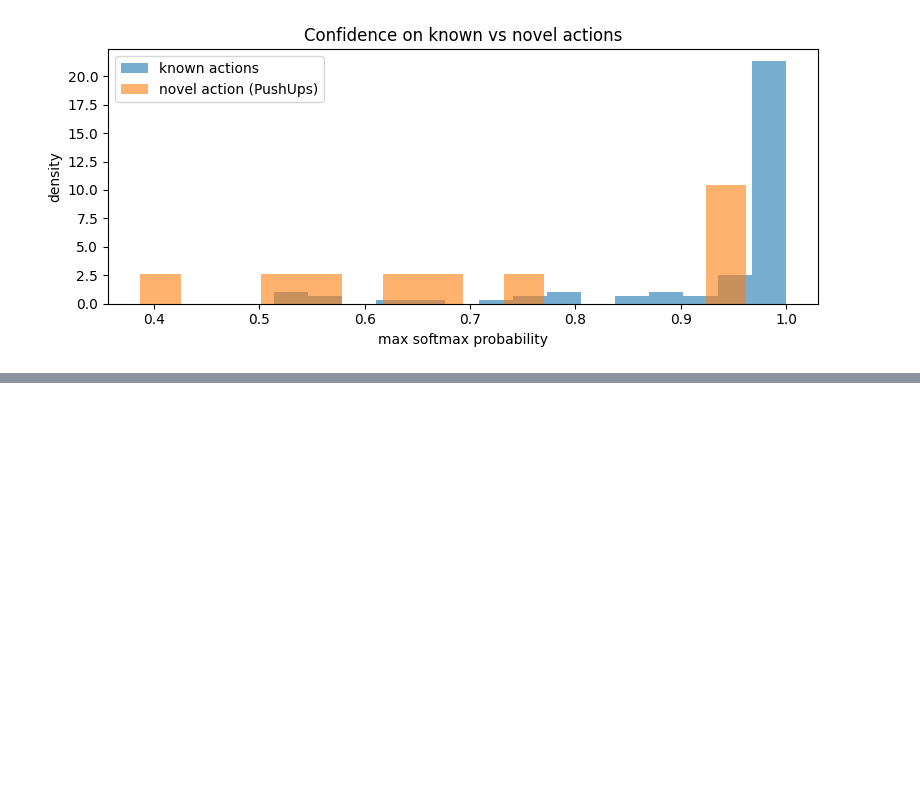
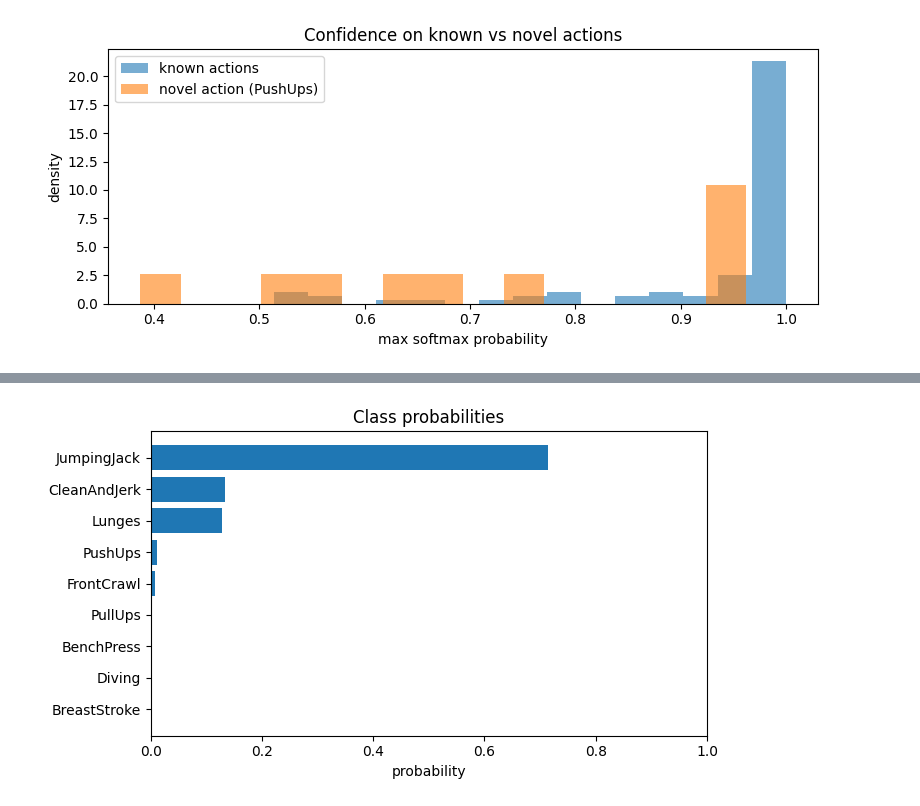
Before and after one commit to HuMzAHCodes/FrameSight, a Jupyter notebook: framesight.ipynb, the cells around one changed output, grey strips where cells are left out. Drawn from its saved outputs; the diff is of its cells as text; code cells hidden in the pictures; blank space fills up the shorter version.

Commit message:
Phase 6: results, model card, README, demo + upload cells; add shortcomings & scaling

```diff
--- a/framesight.ipynb
+++ b/framesight.ipynb
@@ -631,0 +665,9 @@ OOD AUROC (max-softmax): 0.871  (0.5 = chance, 1.0 = perfect)
+# %%
+example_path = test_video_paths[0]            # built in Phase 4; any .avi path works
+result = predict_action(example_path)
+
+print("clip:", example_path.name)
+print(f"predicted action: {result['action']}  (confidence {result['confidence']:.3f})\n")
+print("top 3:")
+for action, probability in result["ranked_probabilities"][:3]:
+    print(f"  {action:14s} {probability:.3f}")
@@ -631,0 +687,72 @@ OOD AUROC (max-softmax): 0.871  (0.5 = chance, 1.0 = perfect)
+# %%
+from google.colab import files
+
+def read_clip_frames_window(video_path, num_frames=NUM_FRAMES, start_sec=None, end_sec=None):
+    capture = cv2.VideoCapture(str(video_path))
+    frames_per_second = capture.get(cv2.CAP_PROP_FPS) or 25.0
+    frames = []
+    while True:
+        ok, frame = capture.read()
+        if not ok:
+            break
+        frames.append(frame)
+    capture.release()
+    if len(frames) == 0:
+        return None
+    start_index = 0 if start_sec is None else int(start_sec * frames_per_second)
+    end_index = len(frames) - 1 if end_sec is None else int(end_sec * frames_per_second)
+    start_index = max(0, min(start_index, len(frames) - 1))
+    end_index = max(start_index, min(end_index, len(frames) - 1))
+    indices = np.linspace(start_index, end_index, num_frames).astype(int)
+    selected = [cv2.cvtColor(frames[i], cv2.COLOR_BGR2RGB) for i in indices]
+    return torch.from_numpy(np.stack(selected)).permute(0, 3, 1, 2)
+
+# 1. upload
+print("Upload a video of one of these actions:")
+print(", ".join(class_names), "\n")
+uploaded = files.upload()
+uploaded_path = list(uploaded.keys())[0]
+
+# 2. ask whether the whole clip is the action, or only a time window of it
+whole_answer = input("\nIs the WHOLE video the action? (y/n): ").strip().lower()
+start_sec, end_sec = None, None
+if whole_answer.startswith("n"):
+    start_sec = float(input("  start time of the action in seconds (e.g. 30): "))
+    end_sec   = float(input("  end time of the action in seconds (e.g. 40): "))
+
+# 3. read the right frames and predict
+frames = read_clip_frames_window(uploaded_path, NUM_FRAMES, start_sec, end_sec)
+if frames is None:
+    print("Could not read that video. Try an .mp4 or .avi file.")
+else:
+    model = trained_models["attention"]
+    model.eval()
+    with torch.no_grad():
+        clip_features = feature_extractor(preprocess_frames(frames))
+        logits, frame_weights = model(clip_features.unsqueeze(0), return_weights=True)
+        probabilities = F.softmax(logits, dim=1)[0]
+    frame_weights = frame_weights[0].cpu().numpy()
+
+    ranked = sorted(((class_names[i], probabilities[i].item()) for i in range(NUM_CLASSES)),
+                    key=lambda pair: pair[1], reverse=True)
+    print(f"\nPredicted action: {ranked[0][0].upper()}  (confidence {ranked[0][1]:.1%})\n")
+
+    # probability bar chart (highest at top)
+    actions = [action for action, _ in ranked]
+    probs = [probability for _, probability in ranked]
+    plt.figure(figsize=(7, 4))
+    plt.barh(actions[::-1], probs[::-1]); plt.xlim(0, 1)
+    plt.xlabel("probability"); plt.title("Class probabilities")
+    plt.tight_layout(); plt.show()
+
+    # the 16 frames the model actually used, with attention weights
+    frames_rgb = frames.permute(0, 2, 3, 1).numpy()
+    most_attended = int(frame_weights.argmax())
+    fig, axes = plt.subplots(2, 8, figsize=(16, 4.5))
+    for frame_index, axis in enumerate(axes.flat):
+        axis.imshow(frames_rgb[frame_index]); axis.axis("off")
+        axis.set_title(f"{frame_weights[frame_index]:.2f}", fontsize=8,
+                       color=("red" if frame_index == most_attended else "black"))
+    fig.suptitle("16 sampled frames (number = attention weight; red = most-attended)")
+    plt.tight_layout(); plt.show()
+# %% [output]
@@ -631,0 +767 @@ OOD AUROC (max-softmax): 0.871  (0.5 = chance, 1.0 = perfect)
+[figure, added]
```
Also changed, not shown: parts of 5 cells of this notebook, 4 other files.
